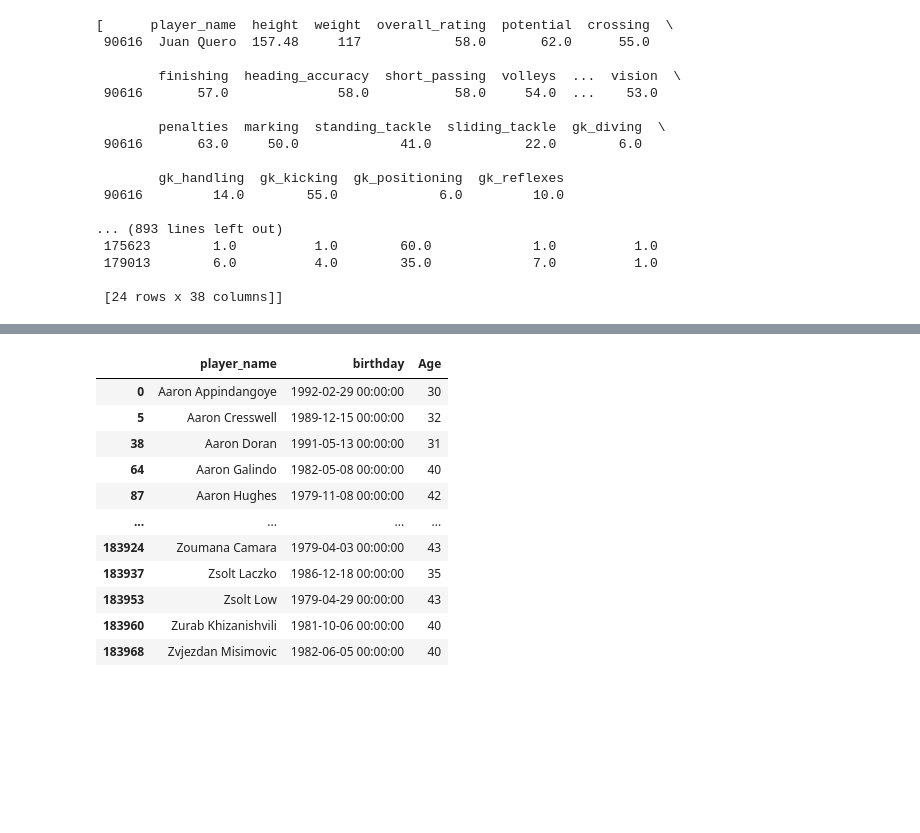
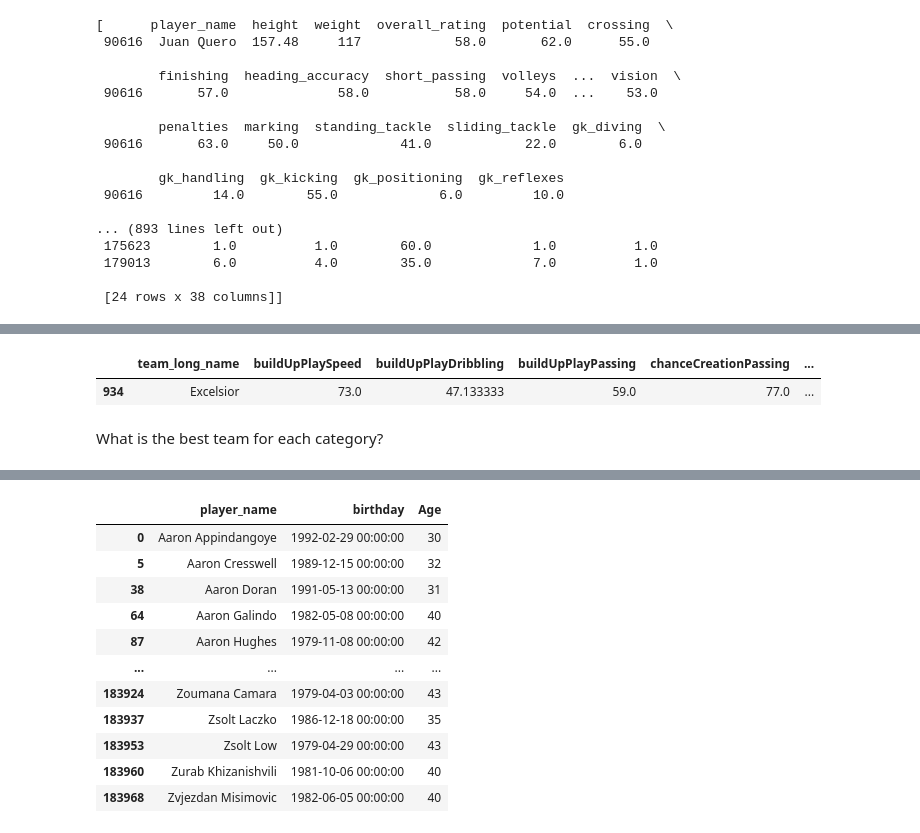
Before and after one commit to Atwinenickson/soccer_analysis, a Jupyter notebook: investigate-a-dataset-template.ipynb, the cells around one changed output, grey strips where cells are left out. Cells and saved outputs as stored; diff of their text form; code cells hidden in the pictures; blank space fills up the shorter version.

```diff
--- a/investigate-a-dataset-template.ipynb
+++ b/investigate-a-dataset-template.ipynb
@@ -496,0 +569,8 @@ Worst player for category free_kick_accuracy is ['Wojciech Pawlowski']
+# %%
+best_team = df_teams_new[df_teams_new['buildUpPlaySpeed']== df_teams_new['buildUpPlaySpeed'].max()]
+best_team
+# %% [output]
+|  | team_long_name | buildUpPlaySpeed | buildUpPlayDribbling | buildUpPlayPassing | chanceCreationPassing | ... |
+| 934 | Excelsior | 73.0 | 47.133333 | 59.0 | 77.0 | ... |
+# %% [markdown]
+What is the best team for each category?
```
Also changed, not shown: parts of 14 cells of this notebook, 1 other file.
